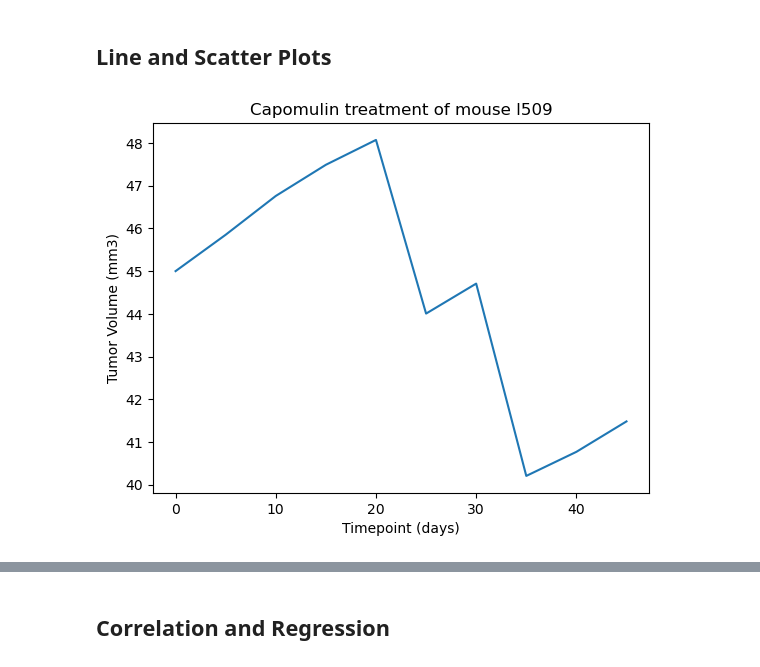
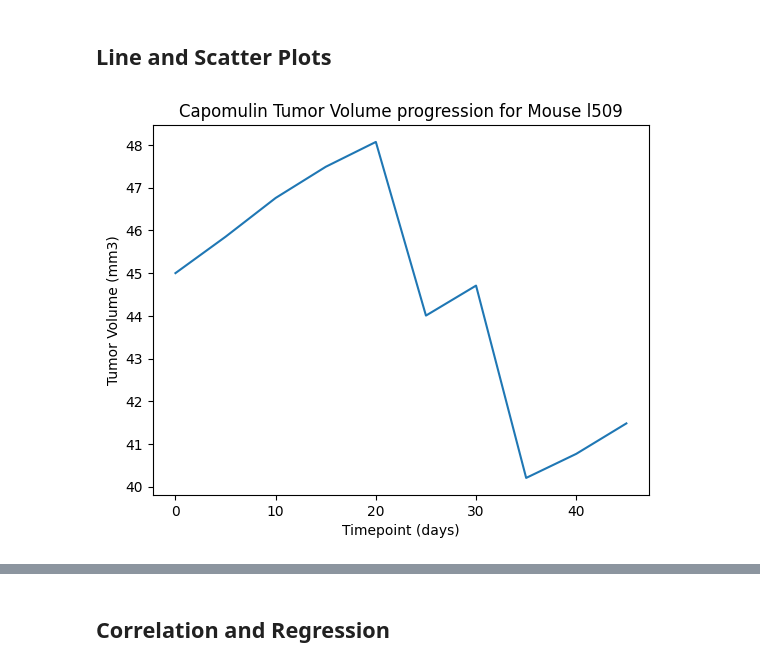
Before and after one commit to jenalvz/Matplotlib-challenge, a Jupyter notebook: pymaceuticals_JAlvarez.ipynb, the cells around one changed output, grey strips where cells are left out. Saved outputs shown, nothing was run; the diff lists cells and outputs as text; code cells hidden in the pictures.

```diff
--- a/pymaceuticals_JAlvarez.ipynb
+++ b/pymaceuticals_JAlvarez.ipynb
@@ -295,9 +297,15 @@ plt.show()
 ## Line and Scatter Plots
 # %%
 # Generate a line plot of tumor volume vs. time point for a single mouse treated with Capomulin
-capomulin_mouseI509 = study_data_clean.loc[study_data_clean['Mouse ID'] == 'I509',;]
 
-x_axis=capomulin_mouseI509['Timepoint'].count()
-plt.plot(capomulin_mouseI509['Timepoint'])
+#isolate mouse I509
+capomulin_mousel509 = study_data_clean.loc[study_data_clean['Mouse ID'] == 'l509']
+
+# plot it
+plt.plot(capomulin_mousel509['Timepoint'], capomulin_mousel509['Tumor Volume (mm3)'])
+plt.title('Capomulin Tumor Volume progression for Mouse l509')
+plt.xlabel('Timepoint (days)')
+plt.ylabel('Tumor Volume (mm3)')
+plt.show()
 # %% [output]
-[figure, old version]
+[figure, new version]
```
Also changed, not shown: parts of 8 cells of this notebook, 1 other file.
